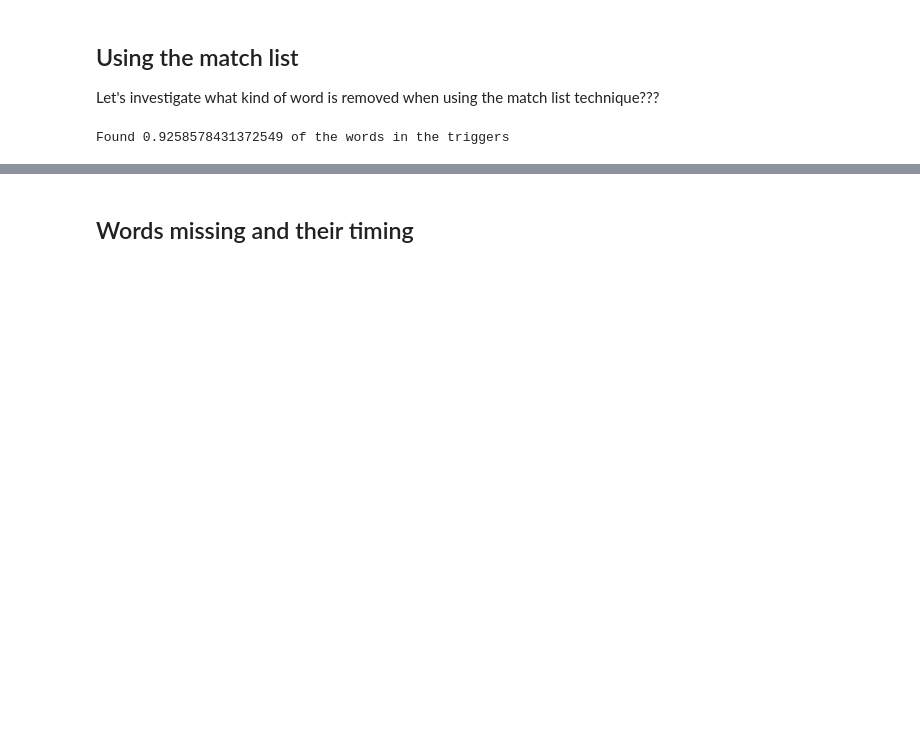
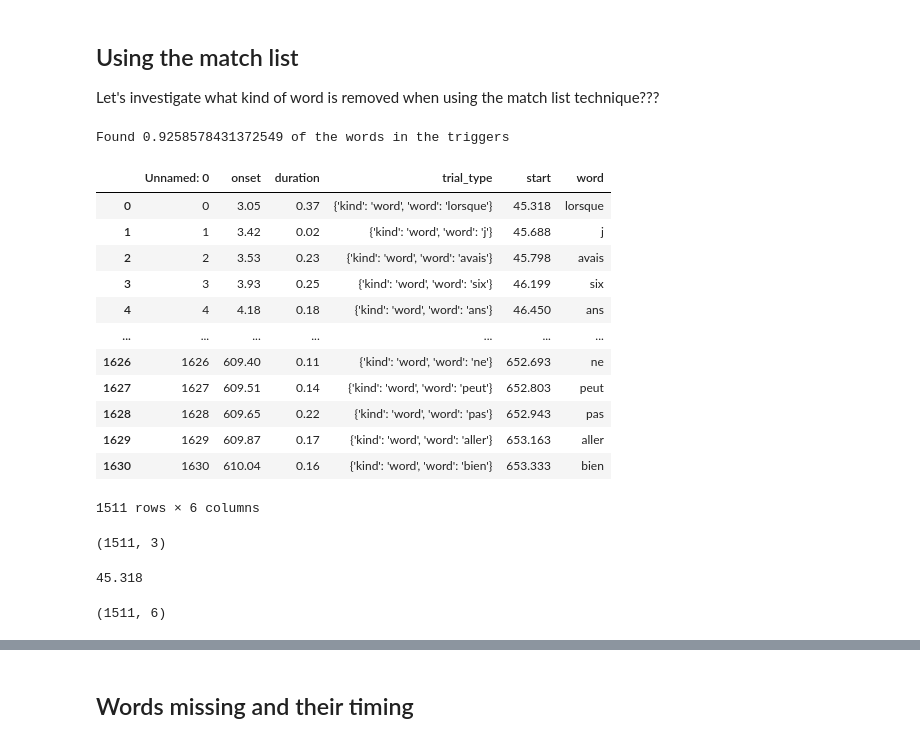
Before and after one commit to BelCorentin/neurospin-petit-prince, a Jupyter notebook: decoding/ntbk/debug_auditory.ipynb, the cells around one changed output, grey strips where cells are left out. Cells and saved outputs as stored; diff of their text form; code cells hidden in the pictures; blank space fills up the shorter version.

```diff
--- a/decoding/ntbk/debug_auditory.ipynb
+++ b/decoding/ntbk/debug_auditory.ipynb
@@ -337,3 +399,31 @@ events_df.loc[true_indices, "start"] = (
 )
 # %% [output]
 Found 0.9258578431372549 of the words in the triggers
+# %%
+events_df
+# %% [output]
+|  | Unnamed: 0 | onset | duration | trial_type | start | word |
+| 0 | 0 | 3.05 | 0.37 | {'kind': 'word', 'word': 'lorsque'} | 45.318 | lorsque |
+| 1 | 1 | 3.42 | 0.02 | {'kind': 'word', 'word': 'j'} | 45.688 | j |
+| 2 | 2 | 3.53 | 0.23 | {'kind': 'word', 'word': 'avais'} | 45.798 | avais |
+| 3 | 3 | 3.93 | 0.25 | {'kind': 'word', 'word': 'six'} | 46.199 | six |
+| 4 | 4 | 4.18 | 0.18 | {'kind': 'word', 'word': 'ans'} | 46.450 | ans |
+| ... | ... | ... | ... | ... | ... | ... |
+| 1626 | 1626 | 609.40 | 0.11 | {'kind': 'word', 'word': 'ne'} | 652.693 | ne |
+| 1627 | 1627 | 609.51 | 0.14 | {'kind': 'word', 'word': 'peut'} | 652.803 | peut |
+| 1628 | 1628 | 609.65 | 0.22 | {'kind': 'word', 'word': 'pas'} | 652.943 | pas |
+| 1629 | 1629 | 609.87 | 0.17 | {'kind': 'word', 'word': 'aller'} | 653.163 | aller |
+| 1630 | 1630 | 610.04 | 0.16 | {'kind': 'word', 'word': 'bien'} | 653.333 | bien |
+1511 rows × 6 columns
+# %%
+word_triggers[i].shape
+# %% [output]
+(1511, 3)
+# %%
+word_triggers[i[0]][0] / raw.info["sfreq"]
+# %% [output]
+45.318
+# %%
+events_df.loc[j].shape
+# %% [output]
+(1511, 6)
```
Also changed, not shown: parts of 22 cells of this notebook.
